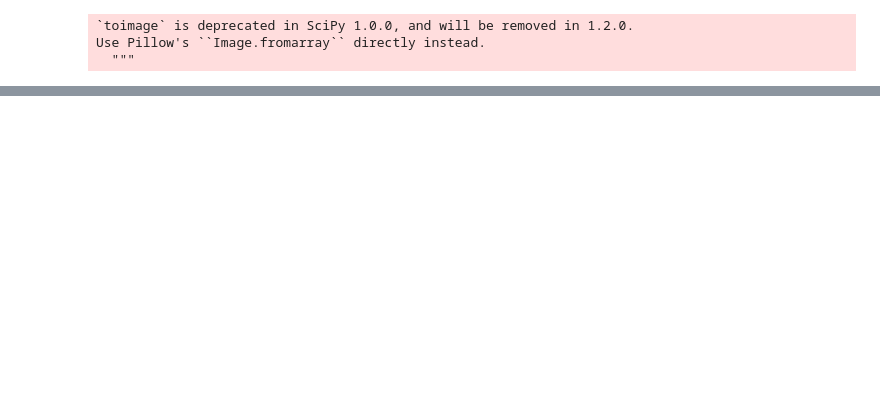
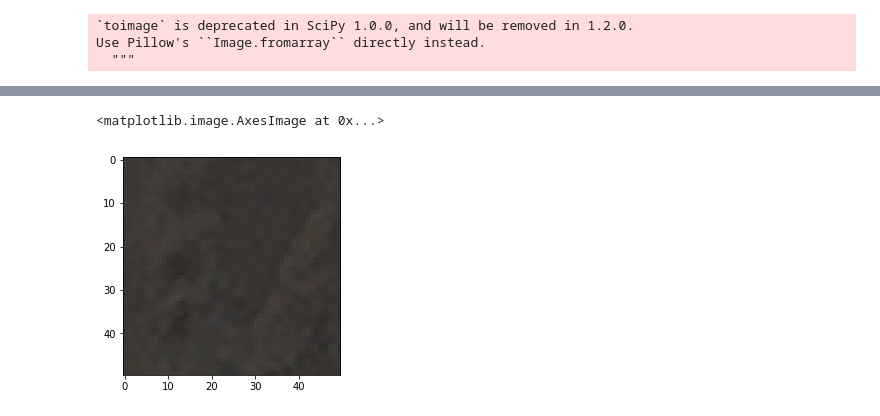
Before and after one commit to alex-schaaf/savewally, a Jupyter notebook: notebooks/01_data_wrangling.ipynb, the cells around one changed output, grey strips where cells are left out. Saved outputs shown, nothing was run; the diff lists cells and outputs as text; code cells hidden in the pictures; blank space fills up the shorter version.

```diff
--- a/notebooks/01_data_wrangling.ipynb
+++ b/notebooks/01_data_wrangling.ipynb
@@ -102,0 +137,5 @@ np.mean()
+# %%
+plt.imshow(rock_img[0,:])
+# %% [output]
+<matplotlib.image.AxesImage at 0x...>
+[figure, added]
```
Also changed, not shown: parts of 45 cells of this notebook, 2 other files.
